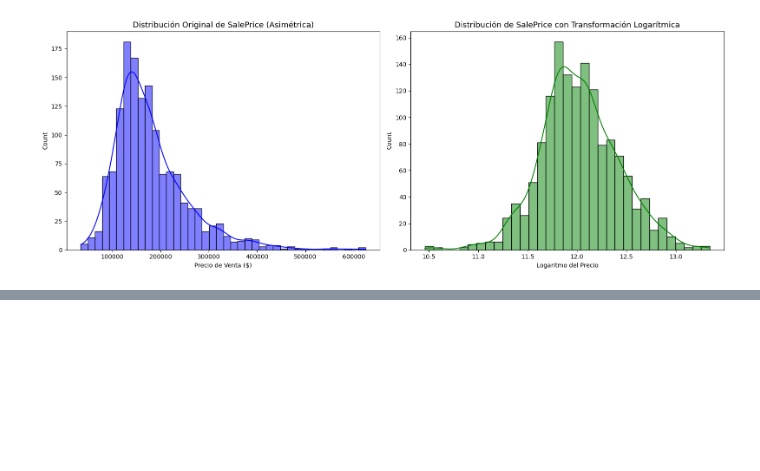
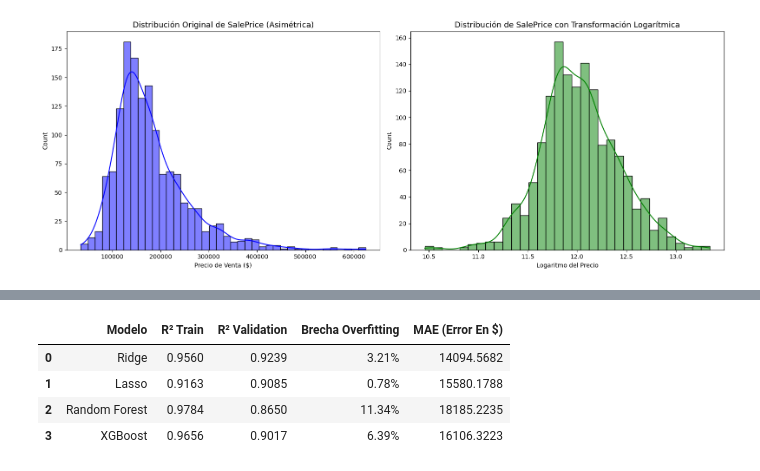
Before and after one commit to AnaPaulaMontiel/regression_houses, a Jupyter notebook: house_regression.ipynb, the cells around one changed output, grey strips where cells are left out. Cells and saved outputs as stored; diff of their text form; code cells hidden in the pictures; blank space fills up the shorter version.

```diff
--- a/house_regression.ipynb
+++ b/house_regression.ipynb
@@ -155,0 +209,80 @@ plt.show()
+# %%
+# Instalar xgboost por si acaso no está en el entorno de Colab
+!pip install -q xgboost
+
+import numpy as np
+import pandas as pd
+from sklearn.ensemble import RandomForestRegressor
+from sklearn.linear_model import Lasso, Ridge
+from sklearn.metrics import mean_absolute_error, r2_score
+from xgboost import XGBRegressor
+
+# 1. INSTANCIAR LOS CUATRO MODELOS DEL PROYECTO
+modelo_ridge = Ridge(alpha=1.0)
+modelo_lasso = Lasso(alpha=0.005, max_iter=10000)
+modelo_rf = RandomForestRegressor(n_estimators=100, max_depth=10, random_state=42)
+modelo_xgb = XGBRegressor(
+    n_estimators=100, max_depth=4, learning_rate=0.05, random_state=42
+)
+
+
+# 2. FUNCIÓN REUTILIZABLE PARA EVALUAR CADA MODELO (Pasando a Dólares USD)
+def evaluar_modelo(modelo, X_t, y_t, X_v, y_v):
+    # Entrenar el modelo que le pasemos a la función
+    modelo.fit(X_t, y_t)
+
+    # Realizar predicciones en escala logarítmica
+    p_train_log = modelo.predict(X_t)
+    p_val_log = modelo.predict(X_v)
+
+    # Transformación inversa con expm1 para regresar los valores a dólares reales
+    y_t_usd = np.expm1(y_t)
+    p_t_usd = np.expm1(p_train_log)
+    y_v_usd = np.expm1(y_v)
+    p_v_usd = np.expm1(p_val_log)
+
+    # Calcular las métricas finales en dólares
+    r2_t = r2_score(y_t_usd, p_t_usd)
+    r2_v = r2_score(y_v_usd, p_v_usd)
+    mae = mean_absolute_error(y_v_usd, p_v_usd)
+    overfitting = (r2_t - r2_v) * 100
+
+    # ¡Corregido aquí! Quitamos el carácter extraño
+    return r2_t, r2_v, overfitting, mae
+
+
+# 3. EJECUTAR EL ENTRENAMIENTO Y LA EVALUACIÓN EN CASOS INDEPENDIENTES
+print("⏳ Ejecutando el torneo de modelos en paralelo...")
+m_ridge = evaluar_modelo(
+    modelo_ridge, X_train_escalado, y_train, X_val_escalado, y_val
+)
+m_lasso = evaluar_modelo(
+    modelo_lasso, X_train_escalado, y_train, X_val_escalado, y_val
+)
+m_rf = evaluar_modelo(
+    modelo_rf, X_train_escalado, y_train, X_val_escalado, y_val
+)
+m_xgb = evaluar_modelo(
+    modelo_xgb, X_train_escalado, y_train, X_val_escalado, y_val
+)
+
+
+# 4. CONSTRUIR LA TABLA COMPARATIVA FINAL
+tabla_completa = pd.DataFrame(
+    {
+        "Modelo": ["Ridge", "Lasso", "Random Forest", "XGBoost"],
+        "R² Train": [m_ridge[0], m_lasso[0], m_rf[0], m_xgb[0]],
+        "R² Validation": [m_ridge[1], m_lasso[1], m_rf[1], m_xgb[1]],
+        "Brecha Overfitting": [
+            f"{m_ridge[2]:.2f}%",
+            f"{m_lasso[2]:.2f}%",
+            f"{m_rf[2]:.2f}%",
+            f"{m_xgb[2]:.2f}%",
+        ],
+        "MAE (Error En $)": [m_ridge[3], m_lasso[3], m_rf[3], m_xgb[3]],
+    }
+)
+
+print("\n--- 🏁 ¡Torneo de Regresión Finalizado! ---")
+display(tabla_completa.round(4))
+# %% [output]
@@ -155,0 +292,5 @@ plt.show()
+|  | Modelo | R² Train | R² Validation | Brecha Overfitting | MAE (Error En $) |
+| 0 | Ridge | 0.9560 | 0.9239 | 3.21% | 14094.5682 |
+| 1 | Lasso | 0.9163 | 0.9085 | 0.78% | 15580.1788 |
+| 2 | Random Forest | 0.9784 | 0.8650 | 11.34% | 18185.2235 |
+| 3 | XGBoost | 0.9656 | 0.9017 | 6.39% | 16106.3223 |
```
Also changed, not shown: parts of 10 cells of this notebook, 3 other files.
